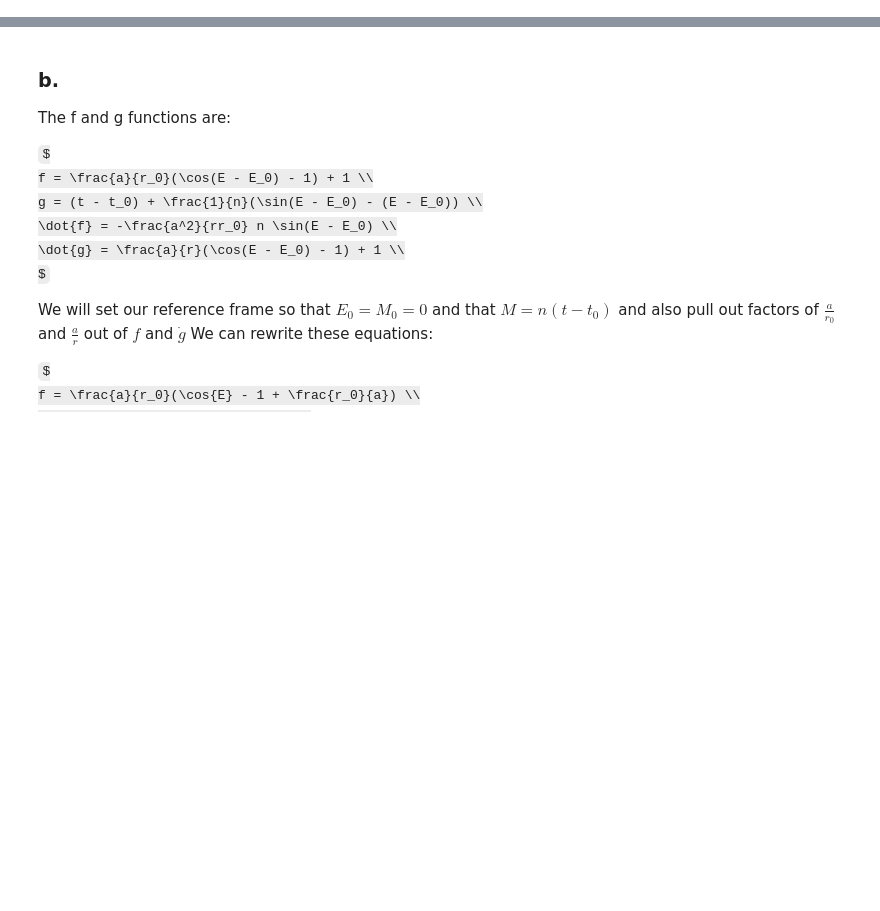
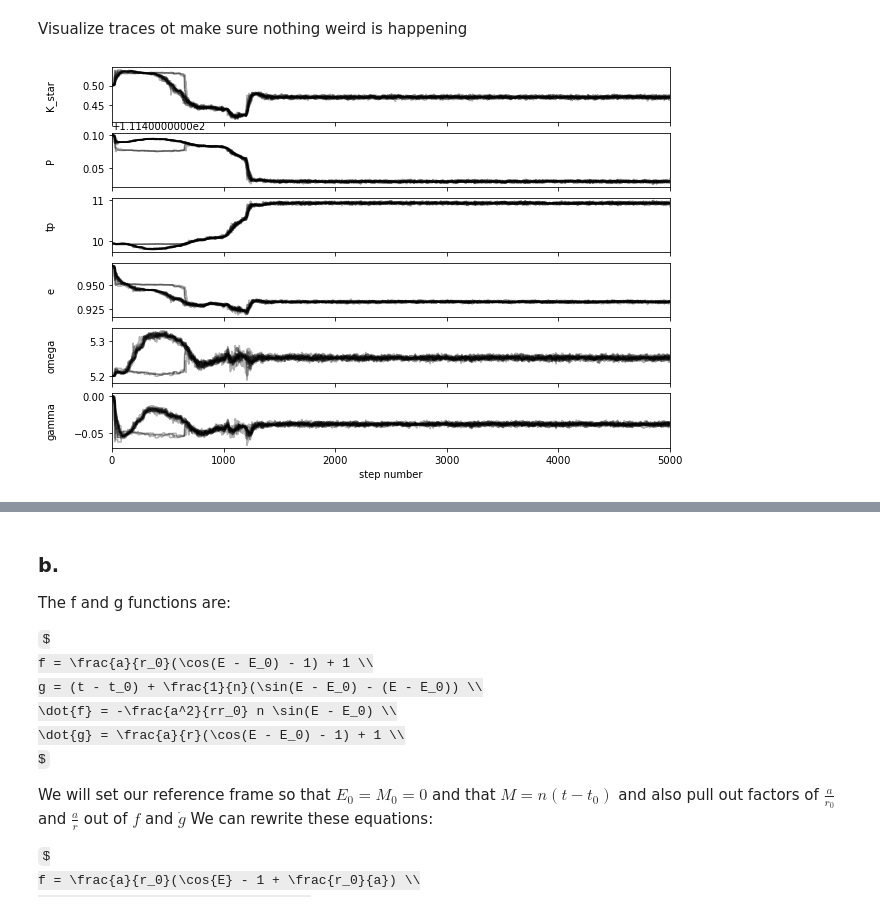
Before and after one commit to ykwang1/astr558-exoplanets, a Jupyter notebook: pset1/HW1.ipynb, the cells around one changed output, grey strips where cells are left out. Saved outputs shown, nothing was run; the diff lists cells and outputs as text; code cells hidden in the pictures; some formulas as TeX source; blank space fills up the shorter version.

```diff
--- a/pset1/HW1.ipynb
+++ b/pset1/HW1.ipynb
@@ -104,0 +138,3 @@ plt.show()
+# %%
+# K_star, P, tp, e, omega, gamma
+init = [  0.5, 111.5,   9.95,  .97, 5.2,   0]
@@ -104,0 +143,26 @@ plt.show()
+# %%
+np.random.seed(1)
+pos = init + 1e-4 * np.random.randn(16, 6) # initialize starting positions of 16 walkers
+nwalkers, ndim = pos.shape
+
+# run MCMC
+sampler = emcee.EnsembleSampler(
+    nwalkers, ndim, log_probability, args=(df['t'], df['rv'], df['rv_err'])
+)
+sampler.run_mcmc(pos, 5000, progress=True);
+# %% [markdown]
+Visualize traces ot make sure nothing weird is happening
+# %%
+fig, axes = plt.subplots(6, figsize=(10, 7), sharex=True)
+samples = sampler.get_chain()
+labels = ['K_star', 'P', 'tp', 'e', 'omega', 'gamma']
+for i in range(6):
+    ax = axes[i]
+    ax.plot(samples[:, :, i], "k", alpha=0.3)
+    ax.set_xlim(0, len(samples))
+    ax.set_ylabel(labels[i])
+    ax.yaxis.set_label_coords(-0.1, 0.5)
+
+axes[-1].set_xlabel("step number");
+# %% [output]
+[figure, added]
```
Also changed, not shown: parts of 43 cells of this notebook, 2 other files.
